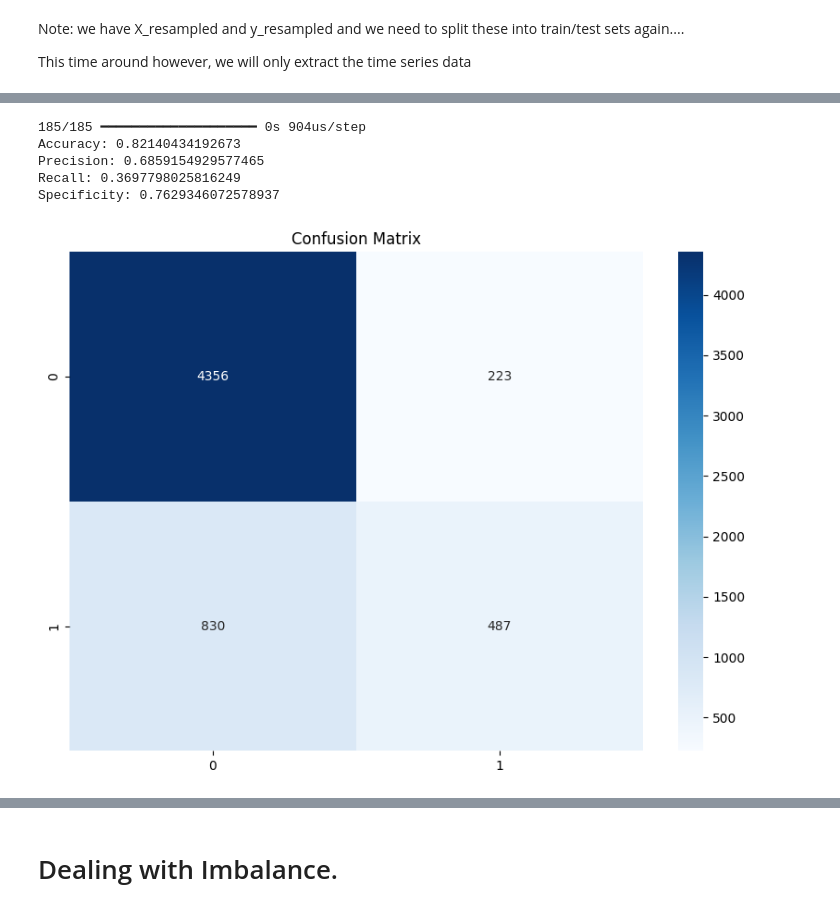
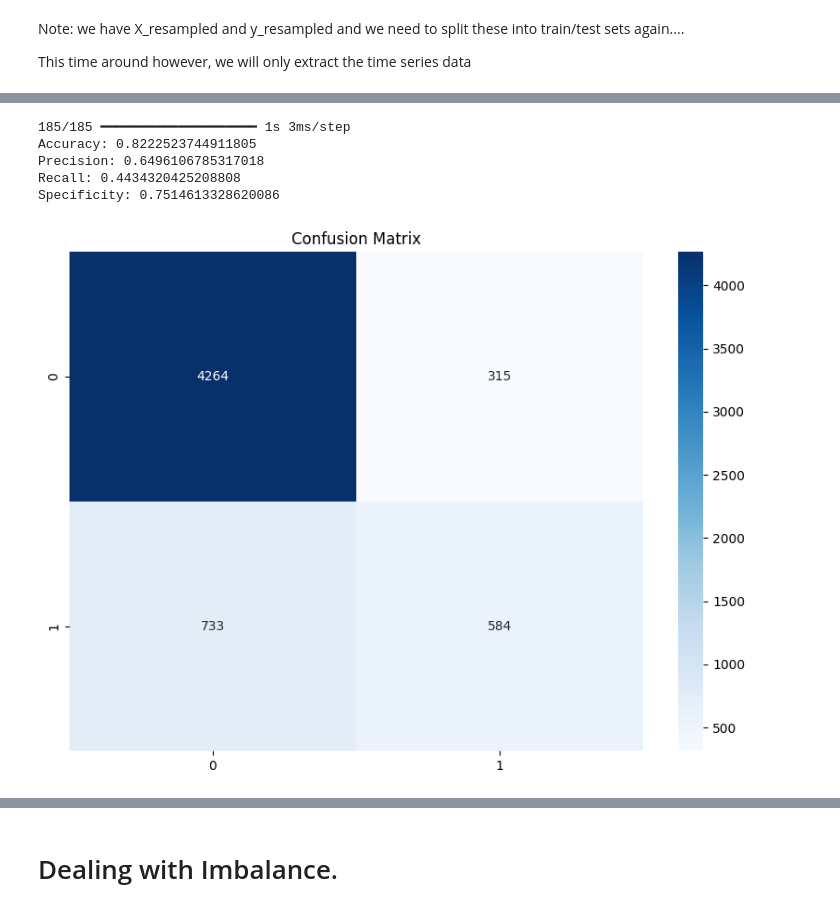
Before and after one commit to DiegoOzuna/LSTM-Credit-Default, a Jupyter notebook: Credit_Default.ipynb, the cells around one changed output, grey strips where cells are left out. Saved outputs shown, nothing was run; the diff lists cells and outputs as text; code cells hidden in the pictures.

```diff
--- a/Credit_Default.ipynb
+++ b/Credit_Default.ipynb
@@ -495 +499,26 @@ Epoch 10/10
 <keras.src.callbacks.history.History at 0x...>
+# %%
+from keras.layers import Bidirectional
+
+# Define the model: This will be LSTM using time-series only...
+biLSTM = Sequential()
+
+# Add LSTM layer
+# Adjust the units and dropout according to your data
+biLSTM.add(Bidirectional(LSTM(units=18, dropout=0.2, input_shape=(3, 6),return_sequences= True)))
+
+# Add attention layer
+biLSTM.add(SeqWeightedAttention())
+
+# Add Dropout layer
+biLSTM.add(Dropout(0.1))
+
+# Add Dense layer for binary classification
+biLSTM.add(Dense(1, activation='sigmoid'))
+
+# Compile the model
+biLSTM.compile(optimizer='adam', loss='binary_crossentropy', metrics=['accuracy'])
+
+# Fit the model
+# Adjust the batch size and epochs according to your data
+biLSTM.fit(X_time_series_train, y_train, validation_data=(X_time_series_val, y_val), batch_size=32, epochs=10)
@@ -595,22 +710,28 @@ Specificity: 0.7582273703256581
 # %%
 # Define the model: This will be LSTM using time-series only...
-model5 = Sequential()
+gradientLSTM = Sequential()
 
 # Add LSTM layer
 # Adjust the units and dropout according to your data
-model5.add(LSTM(units=18, dropout=0.2, input_shape=(3, 6),return_sequences=True))
+gradientLSTM.add(LSTM(units=18, dropout=0.2, input_shape=(3, 6),return_sequences=True))
 
 # Adjust the units and dropout according to your data
-model5.add(LSTM(units=9, dropout=0.2, input_shape=(3, 6)))
+gradientLSTM.add(LSTM(units=9, dropout=0.2, input_shape=(3, 6), return_sequences=True))
+
+# Adjust the units and dropout according to your data
+gradientLSTM.add(LSTM(units=9, dropout=0.2, input_shape=(3, 6), return_sequences=True))
+
+# Adjust the units and dropout according to your data
+gradientLSTM.add(LSTM(units=4, dropout=0.2, input_shape=(3, 6)))
 
 # Add Dense layer for binary classification
-model5.add(Dense(1, activation='sigmoid'))
+gradientLSTM.add(Dense(1, activation='sigmoid'))
 
 # Compile the model
-model5.compile(optimizer='adam', loss='binary_crossentropy', metrics=['accuracy'])
+gradientLSTM.compile(optimizer='adam', loss='binary_crossentropy', metrics=['accuracy'])
 
 # Fit the model
 # Adjust the batch size and epochs according to your data
-model5.fit([X_time_series_train_scaled], y_train, validation_data=([X_time_series_val_scaled], y_val), batch_size=32, epochs=10)
+gradientLSTM.fit(X_time_series_train_scaled, y_train, validation_data=(X_time_series_val_scaled, y_val), batch_size=32, epochs=10)
 # %% [output]
 Epoch 1/10
@@ -636,13 +757,13 @@ Epoch 10/10
 <keras.src.callbacks.history.History at 0x...>
 # %%
-printInfo(model5, X_time_series_test_scaled)
+printInfo(gradientLSTM, X_time_series_test_scaled)
 # %% [output]
-185/185 ━━━━━━━━━━━━━━━━━━━━ 0s 904us/step
-Accuracy: 0.82140434192673
-Precision: 0.6859154929577465
-Recall: 0.3697798025816249
-Specificity: 0.7629346072578937
+185/185 ━━━━━━━━━━━━━━━━━━━━ 1s 3ms/step
+Accuracy: 0.8222523744911805
+Precision: 0.6496106785317018
+Recall: 0.4434320425208808
+Specificity: 0.7514613328620086
-[figure, old version]
+[figure, new version]
 # %%
 from keras.layers import Bidirectional
 
```
Also changed, not shown: parts of 27 cells of this notebook.
